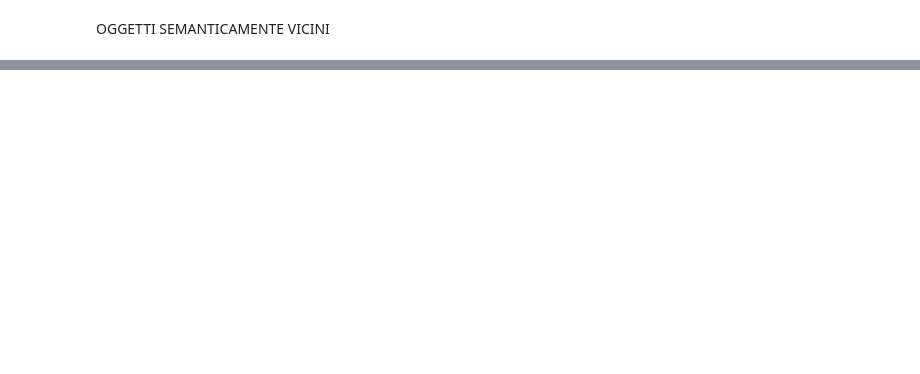
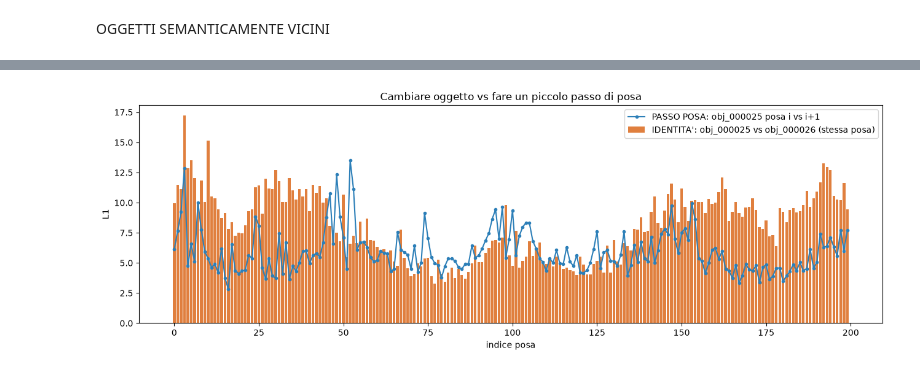
Before and after one commit to Saiukk/PoseJEPA, a Jupyter notebook: Script/Notebook/experiments2.ipynb, the cells around one changed output, grey strips where cells are left out. Cells and saved outputs as stored; diff of their text form; code cells hidden in the pictures; blank space fills up the shorter version.

```diff
--- a/Script/Notebook/experiments2.ipynb
+++ b/Script/Notebook/experiments2.ipynb
@@ -320,0 +474,87 @@ plt.show()
+# %%
+
+DATASET = "tless_translation"
+OBJ_A, OBJ_B = "obj_000025", "obj_000026"
+TOKEN = "pool"
+
+
+df = pd.read_csv(RENDERS / DATASET / "gt_poses.csv")
+A = df[df.object==OBJ_A].sort_values("pose_idx").reset_index(drop=True)
+B = df[df.object==OBJ_B].sort_values("pose_idx").reset_index(drop=True)
+n = min(len(A), len(B)); A, B = A.iloc[:n].reset_index(drop=True), B.iloc[:n].reset_index(drop=True)
+
+# --- verifica allineamento posa COMPLETA (rotazione + traslazione) ---
+rc = [f"r{a}{b}" for a in range(3) for b in range(3)]
+pose_cols = rc + ["tx", "ty", "tz"]
+aligned = np.allclose(A[pose_cols].values, B[pose_cols].values, atol=1e-5)
+print("pose allineate (rotazione + traslazione):", aligned)
+print(f"tz di A: {A['tz'].iloc[0]:.2f}  |  tz di B: {B['tz'].iloc[0]:.2f}")
+if not aligned:
+    common = sorted(set(A.pose_idx) & set(B.pose_idx))
+    A = A[A.pose_idx.isin(common)].sort_values("pose_idx").reset_index(drop=True)
+    B = B[B.pose_idx.isin(common)].sort_values("pose_idx").reset_index(drop=True)
+    n = len(A)
+    # controllo solo la ROTAZIONE dopo il riallineamento (la tz puo' differire per scala oggetto)
+    rot_ok = np.allclose(A[rc].values, B[rc].values, atol=1e-5)
+    print(f"riallineati su {n} pose comuni — rotazioni allineate: {rot_ok}")
+    if not rot_ok:
+        print("ATTENZIONE: rotazioni ancora disallineate, il confronto 'stessa posa' non e' valido")
+
+def emb(row):
+    return extract_features2(Image.open(RENDERS / row["image"]).convert("RGB"), token=TOKEN)
+
+# precalcola embedding di A e B
+embA = [emb(A.iloc[i]) for i in range(n)]
+embB = [emb(B.iloc[i]) for i in range(n)]
+
+ident, step = [], []
+for i in range(n):
+    ident.append(torch.abs(embA[i] - embB[i]).sum().item())          # A vs B, stessa posa
+    j = (i + 1) % n
+    step.append(torch.abs(embA[i] - embA[j]).sum().item())           # A posa i vs A posa i+1
+ident, step = np.array(ident), np.array(step)
+
+# ==========================================
+# --- GRAFICO 1: IDENTITÀ VS PASSO POSA ---
+# ==========================================
+fig, ax = plt.subplots(figsize=(13, 4.5))
+x = np.arange(n)
+ax.bar(x, ident, color="#d95f0e", alpha=0.8, label=f"IDENTITA': {OBJ_A} vs {OBJ_B} (stessa posa)")
+ax.plot(x, step, "o-", color="#2c7fb8", ms=3, label=f"PASSO POSA: {OBJ_A} posa i vs i+1")
+ax.set_xlabel("indice posa"); ax.set_ylabel("L1")
+ax.set_title("Cambiare oggetto vs fare un piccolo passo di posa")
+ax.legend()
+plt.tight_layout(); plt.show()
+
+# ==========================================
+# --- GRAFICO 2: IMMAGINI E HEATMAP --------
+# ==========================================
+SEL = np.linspace(0, n-2, 6).astype(int)
+fig, axes = plt.subplots(len(SEL), 5, figsize=(15, 3*len(SEL)))
+for r, i in enumerate(SEL):
+    j = (i + 1) % n
+    imgA_i = np.array(Image.open(RENDERS / A.iloc[i]["image"]).convert("RGB"), dtype=np.float32)
+    imgA_j = np.array(Image.open(RENDERS / A.iloc[j]["image"]).convert("RGB"), dtype=np.float32)
+    imgB_i = np.array(Image.open(RENDERS / B.iloc[i]["image"]).convert("RGB"), dtype=np.float32)
+    diff_pose = np.abs(imgA_i - imgA_j).mean(axis=2)
+    diff_obj  = np.abs(imgA_i - imgB_i).mean(axis=2)
+
+    imgs = [imgA_i, imgA_j, diff_pose, imgB_i, diff_obj]
+    titles = [f"A posa {i}", f"A posa {j}\nL1={step[i]:.1f}", "Heatmap Posa\n(A_i vs A_j)",
+              f"B posa {i}\nL1={ident[i]:.1f}", "Heatmap Oggetto\n(A_i vs B_i)"]
+    cols = ["black", "#2c7fb8", "#2c7fb8", "#d95f0e", "#d95f0e"]
+
+    for c, (img, t, col) in enumerate(zip(imgs, titles, cols)):
+        if "Heatmap" in t:
+            axes[r, c].imshow(img, cmap="inferno", vmin=0, vmax=255)
+        else:
+            axes[r, c].imshow(img.astype(np.uint8))
+        axes[r, c].set_title(t, fontsize=10, color=col,
+                             fontweight='bold' if "Heatmap" in t else 'normal')
+        for s in axes[r, c].spines.values():
+            s.set_color(col); s.set_linewidth(2.5)
+        axes[r, c].set_xticks([]); axes[r, c].set_yticks([])
+
+plt.suptitle("Sx = passo di posa di A  |  Dx = oggetto diverso stessa posa  (Con Heatmap differenze)", y=1.02, fontsize=14)
+plt.tight_layout(); plt.show()
+# %% [output]
@@ -320,0 +564 @@ plt.show()
+[figure, added]
```
Also changed, not shown: parts of 6 cells of this notebook, 1 other file.
